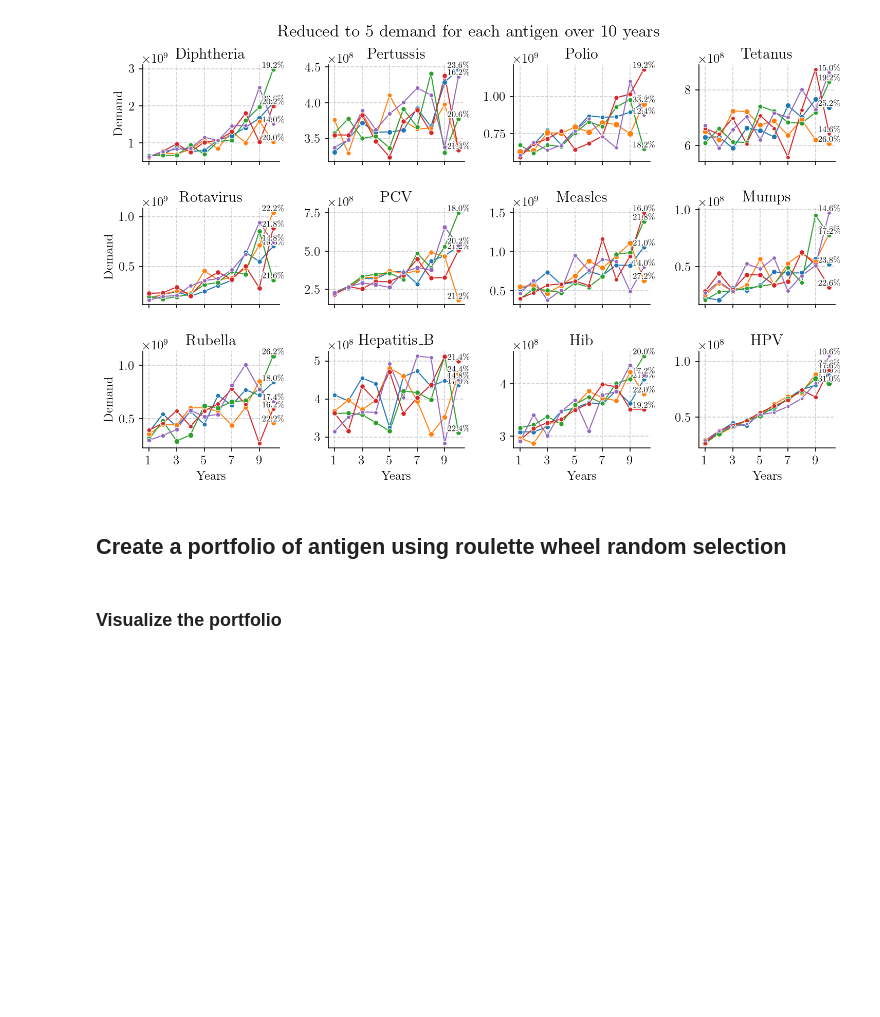
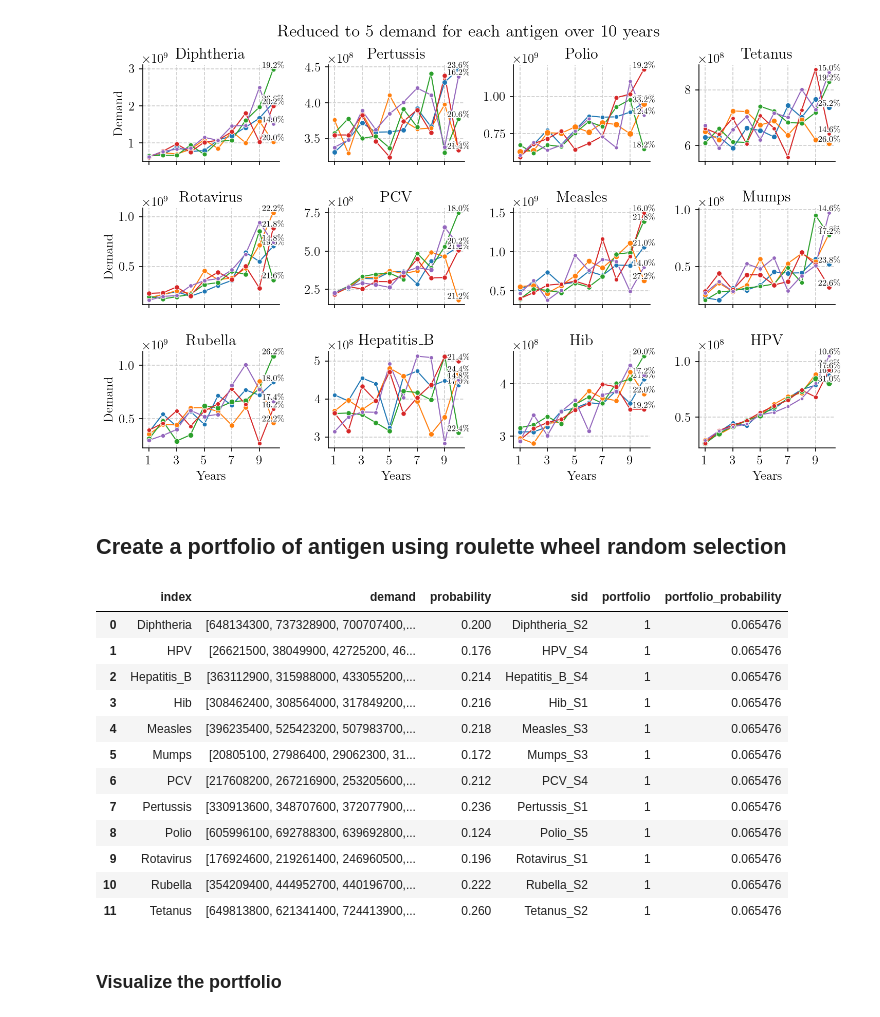
Before and after one commit to nuhorchak/Vaccine_Tender, a Jupyter notebook: scenario generation/generate_demand_scenarios.ipynb, the cells around one changed output. Cells and saved outputs as stored; diff of their text form; code cells hidden in the pictures; blank space fills up the shorter version.

```diff
--- a/scenario generation/generate_demand_scenarios.ipynb
+++ b/scenario generation/generate_demand_scenarios.ipynb
@@ -167,12 +167,28 @@ fig.savefig(f"{image_path}/Demand Inputs/all_antigens_demand_reduced.png", dpi=6
 # %%
 antigen_reduction_dict = joblib.load(f"data/antigen_reduction_dictionary.pkl")
 
-n_master_scenarios = 3  # ! Number of master scenarios to generate
+n_master_scenarios = 10  # ! Number of master scenarios to generate
 
 reduced_df = combine_reduced_scenarios(antigen_reduction_dict)
 joblib.dump(reduced_df, f"data/combined_reduced_demand_scenarios.pkl")
 master_scenarios = create_portfolios(reduced_df, n_master_scenarios, verbose=False)
 master_scenarios.to_csv(f"data/{n_master_scenarios}_master_scenarios.csv", index=False)
+# %%
+master_scenarios[master_scenarios["portfolio"] == 1]
+# %% [output]
+|  | index | demand | probability | sid | portfolio | portfolio_probability |
+| 0 | Diphtheria | [648134300, 737328900, 700707400,... | 0.200 | Diphtheria_S2 | 1 | 0.065476 |
+| 1 | HPV | [26621500, 38049900, 42725200, 46... | 0.176 | HPV_S4 | 1 | 0.065476 |
+| 2 | Hepatitis_B | [363112900, 315988000, 433055200,... | 0.214 | Hepatitis_B_S4 | 1 | 0.065476 |
+| 3 | Hib | [308462400, 308564000, 317849200,... | 0.216 | Hib_S1 | 1 | 0.065476 |
+| 4 | Measles | [396235400, 525423200, 507983700,... | 0.218 | Measles_S3 | 1 | 0.065476 |
+| 5 | Mumps | [20805100, 27986400, 29062300, 31... | 0.172 | Mumps_S3 | 1 | 0.065476 |
+| 6 | PCV | [217608200, 267216900, 253205600,... | 0.212 | PCV_S4 | 1 | 0.065476 |
+| 7 | Pertussis | [330913600, 348707600, 372077900,... | 0.236 | Pertussis_S1 | 1 | 0.065476 |
+| 8 | Polio | [605996100, 692788300, 639692800,... | 0.124 | Polio_S5 | 1 | 0.065476 |
+| 9 | Rotavirus | [176924600, 219261400, 246960500,... | 0.196 | Rotavirus_S1 | 1 | 0.065476 |
+| 10 | Rubella | [354209400, 444952700, 440196700,... | 0.222 | Rubella_S2 | 1 | 0.065476 |
+| 11 | Tetanus | [649813800, 621341400, 724413900,... | 0.260 | Tetanus_S2 | 1 | 0.065476 |
 # %% [markdown]
 ### Visualize the portfolio
 # %%
```
Also changed, not shown: 1 other file.
